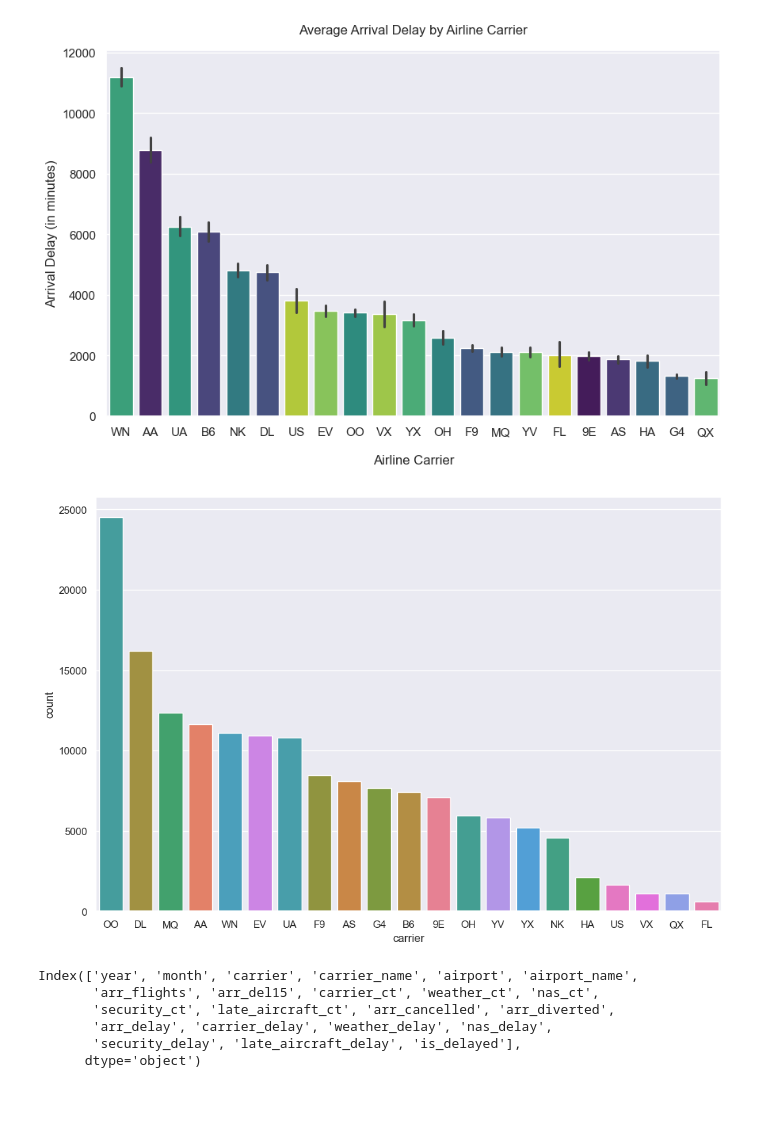
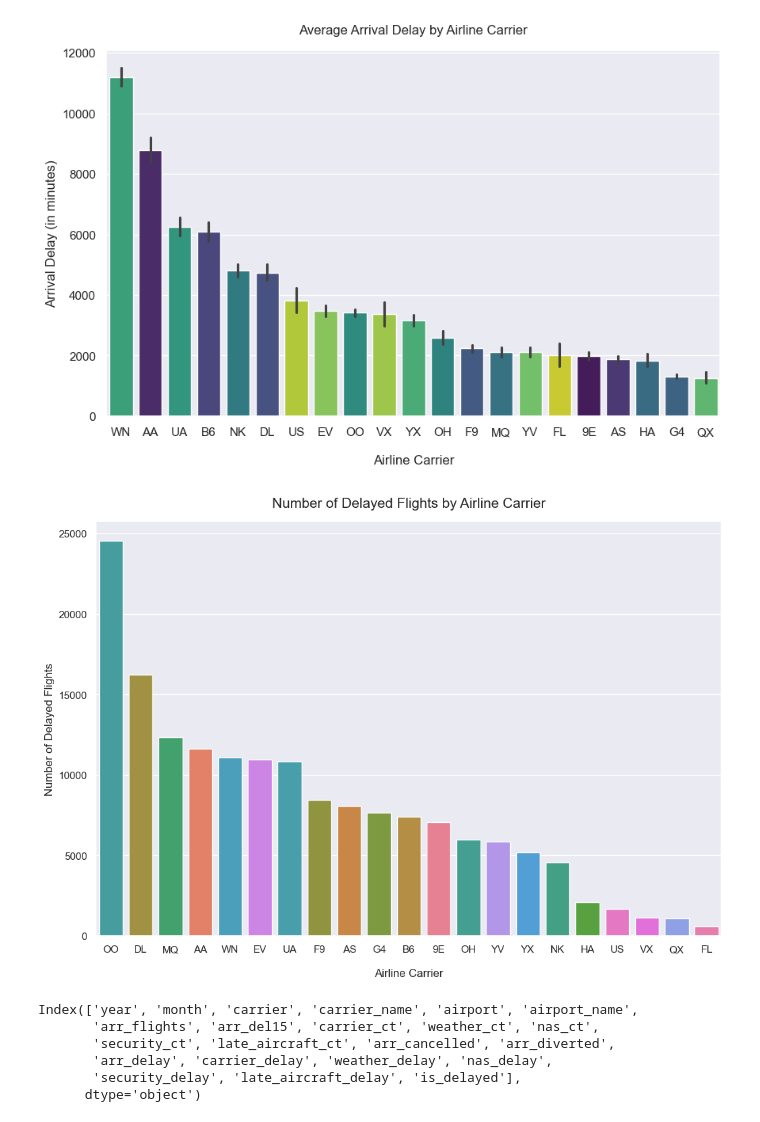
Before and after one commit to Shishir-129/Airline_data_pipeline, a Jupyter notebook: airline.ipynb, the cells around one changed output. Cells and saved outputs as stored; diff of their text form; code cells hidden in the pictures.

```diff
--- a/airline.ipynb
+++ b/airline.ipynb
@@ -197,15 +200,18 @@ plt.show()
 # %% [output]
 [figure]
 # %%
-# Count plot to show the number of delayed flights for each carrier
+# Graph 4 : Count plot to show the number of delayed flights for each carrier
 
 plt.figure(figsize=(12,8))
 
 delayed_df = df[df['is_delayed'] == 1]
 sns.countplot(data=delayed_df,x='carrier',hue='carrier',order=delayed_df['carrier'].value_counts().index)
+plt.xlabel("Airline Carrier",labelpad=15)
+plt.ylabel("Number of Delayed Flights")
+plt.title("Number of Delayed Flights by Airline Carrier",pad=15,fontsize=15)
 plt.show()
 # %% [output]
-[figure, old version]
+[figure, new version]
 # %%
 df.columns
 # %% [output]
```
Also changed, not shown: parts of 9 cells of this notebook.
